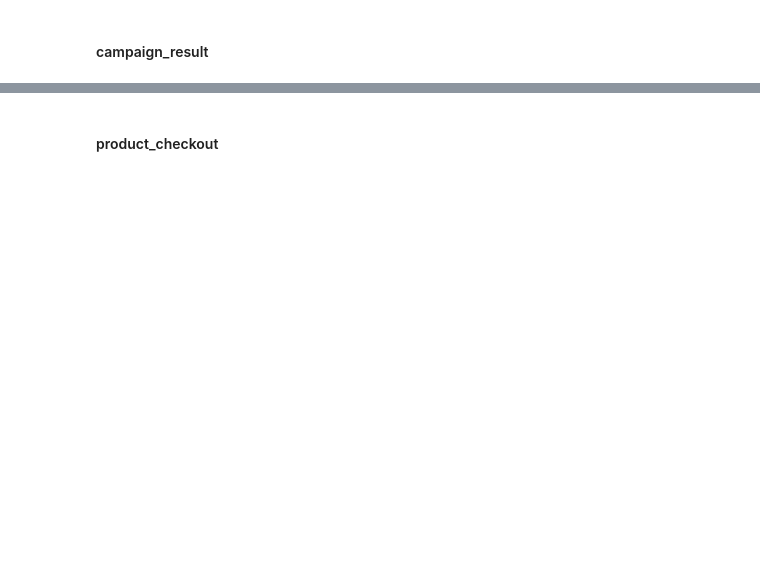
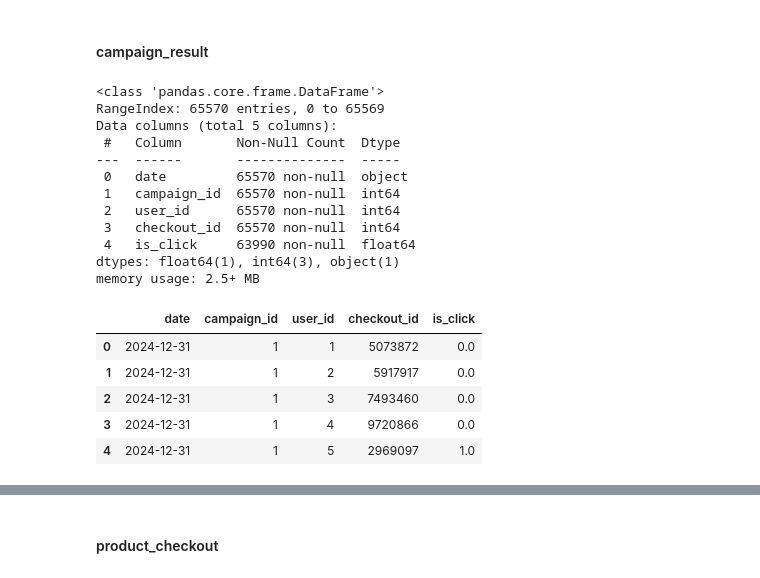
Before and after one commit to vandevee3/MarketingAnalysis, a Jupyter notebook: source/main.ipynb, the cells around one changed output, grey strips where cells are left out. Cells and saved outputs as stored; diff of their text form; code cells hidden in the pictures; blank space fills up the shorter version.

```diff
--- a/source/main.ipynb
+++ b/source/main.ipynb
@@ -130,4 +207,27 @@ Total budget isn't null or less than null : 0
 # %% [markdown]
 #### campaign_result
+# %%
+campaign_result = data_frames['campaign_result']
+campaign_result.info()
+campaign_result.head(5)
+# %% [output]
+<class 'pandas.core.frame.DataFrame'>
+RangeIndex: 65570 entries, 0 to 65569
+Data columns (total 5 columns):
+ #   Column       Non-Null Count  Dtype
+---  ------       --------------  -----
+ 0   date         65570 non-null  object
+ 1   campaign_id  65570 non-null  int64
+ 2   user_id      65570 non-null  int64
+ 3   checkout_id  65570 non-null  int64
+ 4   is_click     63990 non-null  float64
+dtypes: float64(1), int64(3), object(1)
+memory usage: 2.5+ MB
+|  | date | campaign_id | user_id | checkout_id | is_click |
+| 0 | 2024-12-31 | 1 | 1 | 5073872 | 0.0 |
+| 1 | 2024-12-31 | 1 | 2 | 5917917 | 0.0 |
+| 2 | 2024-12-31 | 1 | 3 | 7493460 | 0.0 |
+| 3 | 2024-12-31 | 1 | 4 | 9720866 | 0.0 |
+| 4 | 2024-12-31 | 1 | 5 | 2969097 | 1.0 |
 # %%
 # Checking campaign_result
```
Also changed, not shown: parts of 12 cells of this notebook.
